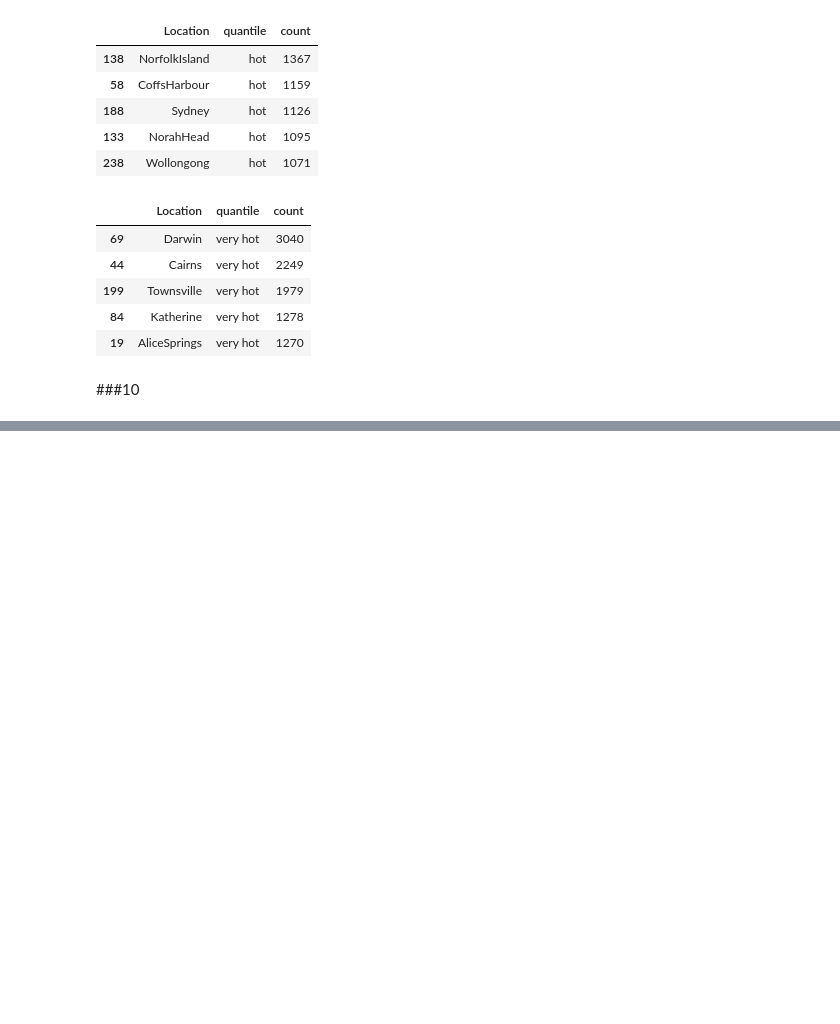
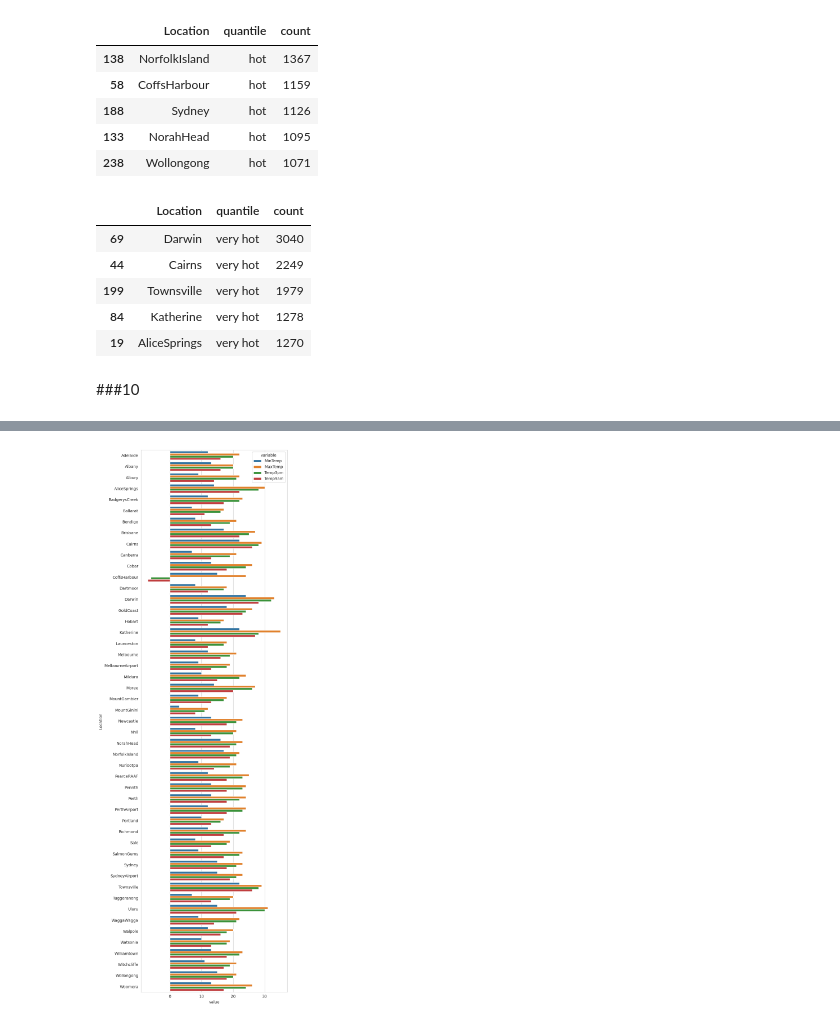
Before and after one commit to garfield-gray/DataMining, a Jupyter notebook: Data_Exploration_&_Visualization.ipynb, the cells around one changed output, grey strips where cells are left out. Saved outputs shown, nothing was run; the diff lists cells and outputs as text; code cells hidden in the pictures; blank space fills up the shorter version.

```diff
--- a/Data_Exploration_&_Visualization.ipynb
+++ b/Data_Exploration_&_Visualization.ipynb
@@ -962,3 +962,16 @@ quantile_counts.loc[quantile_counts['quantile']=='very hot'].sort_values(by=['co
 | 19 | AliceSprings | very hot | 1270 |
 # %% [markdown]
 ###10
+# %%
+data = df
+StationAllTemp = pd.DataFrame()
+
+for i in Weatherstations:
+  df2 = {'Location': i,
+         'MinTemp': np.median((data.loc[data['Location'] == i])['MinTemp']),
+         'MaxTemp': np.median((data.loc[data['Location'] == i])['MaxTemp']),
+         'Temp9am': np.median((data.loc[data['Location'] == i])['Temp9am']),
+         'Temp3pm': np.median((data.loc[data['Location'] == i])['Temp3pm']),}
+  StationAllTemp = StationAllTemp.append(df2, ignore_index = True)
+# %%
+StationAllTemp = StationAllTemp.sort_values(by=['Location'])
@@ -964,0 +998,2 @@ quantile_counts.loc[quantile_counts['quantile']=='very hot'].sort_values(by=['co
+# %%
+Melted = pd.melt(StationAllTemp, id_vars=['Location'], value_vars=['MinTemp','MaxTemp', 'Temp9am', 'Temp3pm',]).sort_values(by=['Location'])
@@ -964,0 +1016,6 @@ quantile_counts.loc[quantile_counts['quantile']=='very hot'].sort_values(by=['co
+# %%
+fig, ax = plt.subplots(figsize=(7, 20))
+sns.barplot(Melted, x='value', y='Location', hue='variable', ax = ax)
+plt.show()
+# %% [output]
+[figure, added]
```
Also changed, not shown: parts of 2 cells of this notebook.
